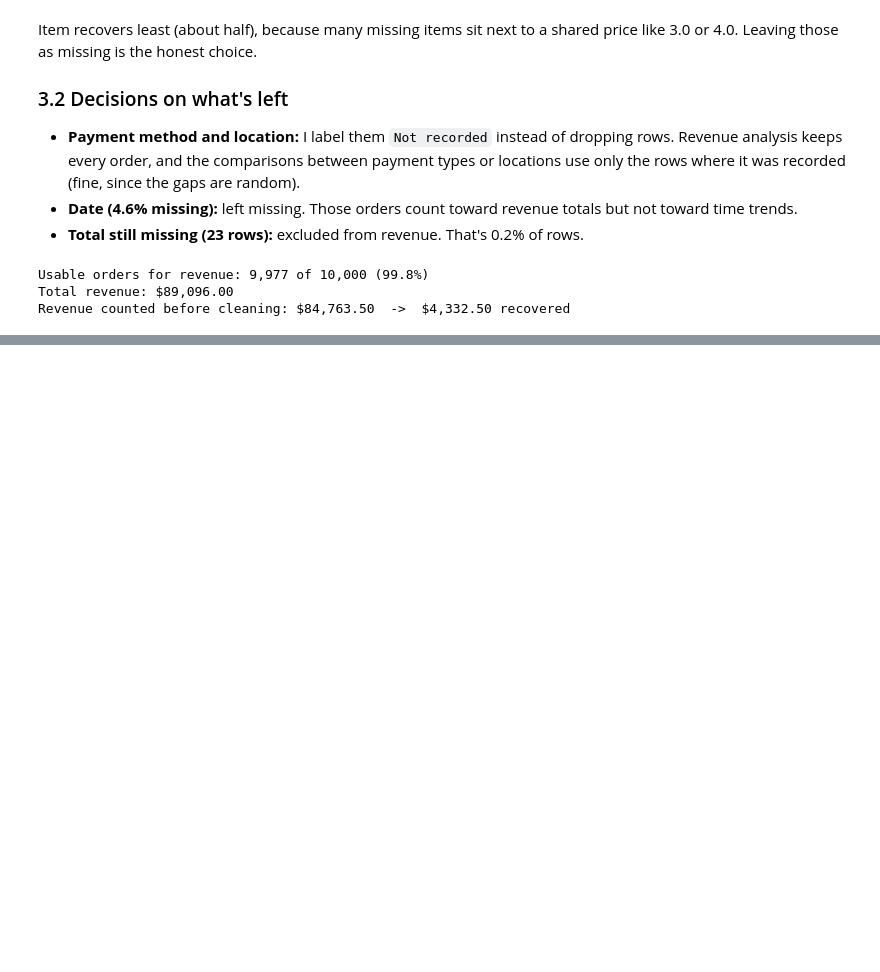
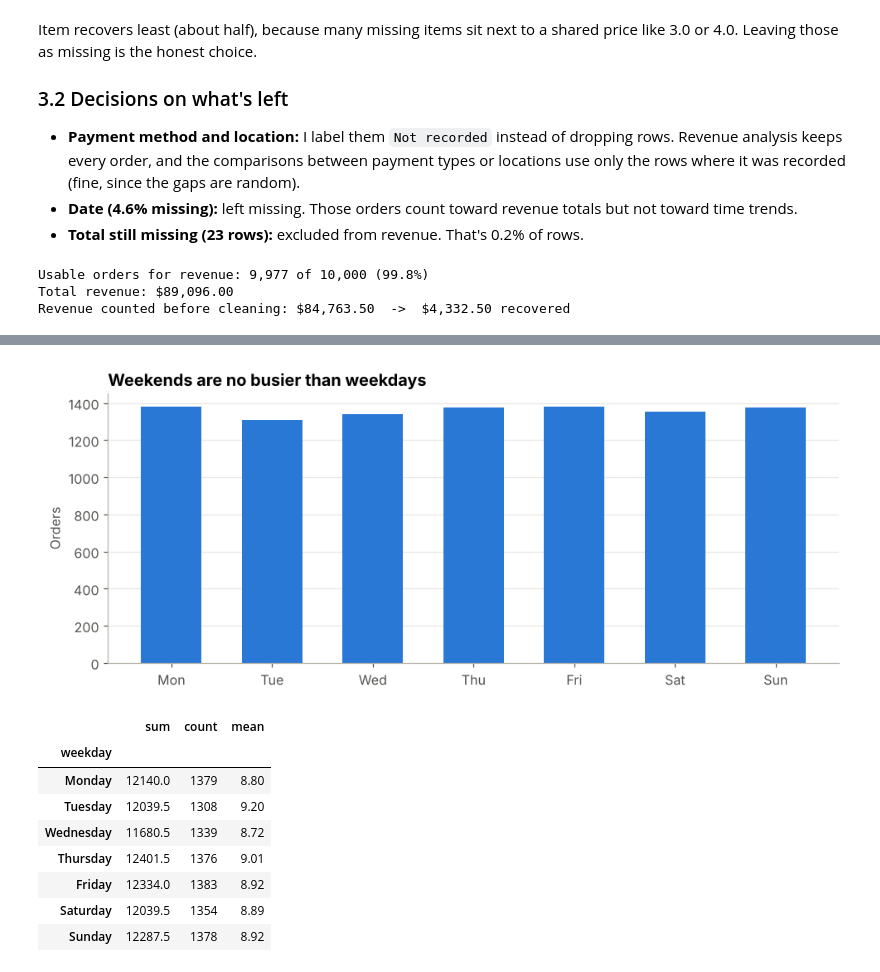
Before and after one commit to Aparnaxyz/cafe-sales-eda, a Jupyter notebook: notebooks/cafe_sales_eda.ipynb, the cells around one changed output, grey strips where cells are left out. Cells and saved outputs as stored; diff of their text form; code cells hidden in the pictures; blank space fills up the shorter version.

```diff
--- a/notebooks/cafe_sales_eda.ipynb
+++ b/notebooks/cafe_sales_eda.ipynb
@@ -254,0 +361,21 @@ Cleaning brought **99.8% of orders** back into the revenue numbers, and recovere
+# %%
+days = ["Monday", "Tuesday", "Wednesday", "Thursday", "Friday", "Saturday", "Sunday"]
+wk = dated.groupby("weekday")["Total Spent"].agg(["sum", "count", "mean"]).reindex(days)
+fig, ax = plt.subplots(figsize=(9, 3.8))
+ax.bar([d[:3] for d in days], wk["count"], color=ACCENT, width=0.6)
+ax.set_title("Weekends are no busier than weekdays")
+ax.set_ylabel("Orders")
+ax.grid(axis="x", visible=False)
+save("06_weekday.png")
+wk.round(2)
+# %% [output]
+[figure, added]
+|  | sum | count | mean |
+| weekday |  |  |  |
+| Monday | 12140.0 | 1379 | 8.80 |
+| Tuesday | 12039.5 | 1308 | 9.20 |
+| Wednesday | 11680.5 | 1339 | 8.72 |
+| Thursday | 12401.5 | 1376 | 9.01 |
+| Friday | 12334.0 | 1383 | 8.92 |
+| Saturday | 12039.5 | 1354 | 8.89 |
+| Sunday | 12287.5 | 1378 | 8.92 |
```
Also changed, not shown: parts of 13 cells of this notebook, 5 other files.
